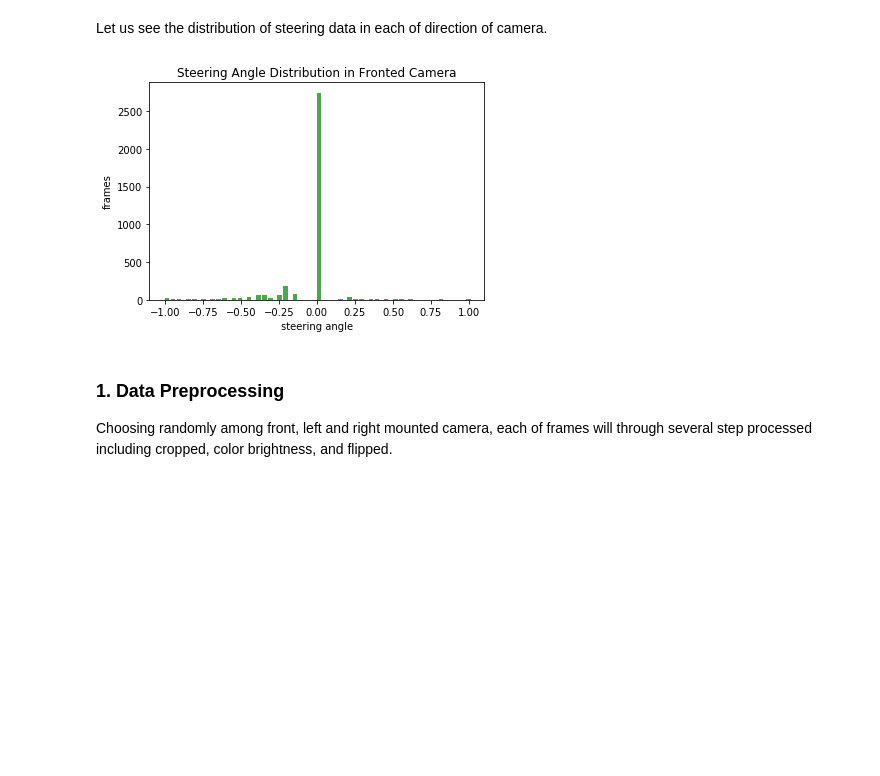
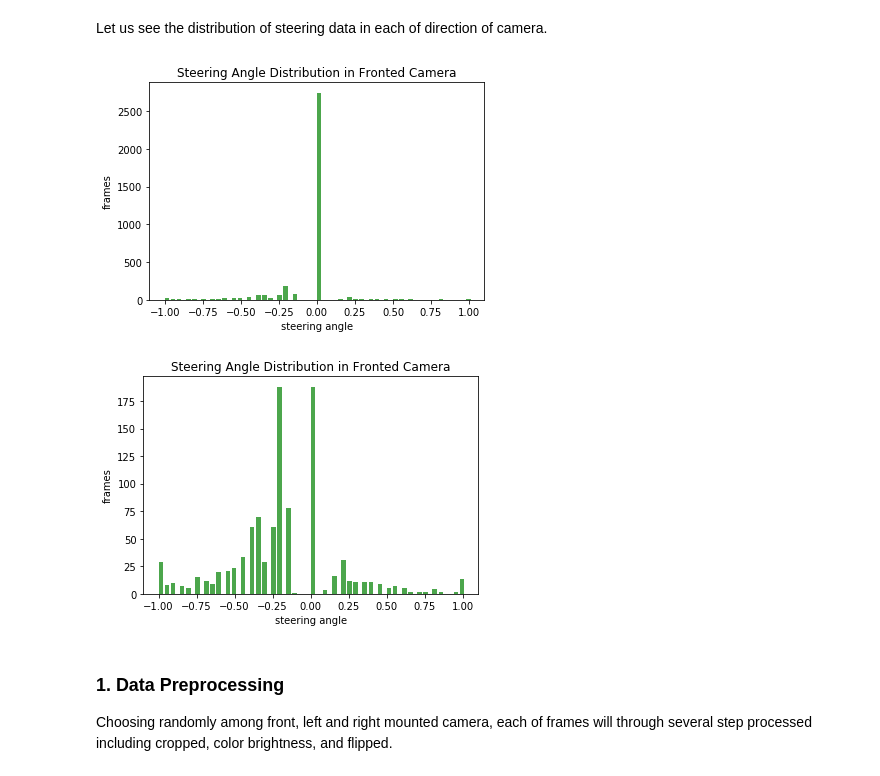
Before and after one commit to jedichien/self-driving, a Jupyter notebook: project_3_behavioral_cloning/behavioral_cloning.ipynb, the cells around one changed output. Saved outputs shown, nothing was run; the diff lists cells and outputs as text; code cells hidden in the pictures; blank space fills up the shorter version.

```diff
--- a/project_3_behavioral_cloning/behavioral_cloning.ipynb
+++ b/project_3_behavioral_cloning/behavioral_cloning.ipynb
@@ -48,7 +48,7 @@ ddf = load_dataset_df(dpath)
 # %% [markdown]
 Let us see the distribution of steering data in each of direction of camera.
 # %%
-def draw_histogram_of_steering_angle(ddf, save=True):
+def draw_histogram_of_steering_angle(ddf, save=True, filename='steering_angle.jpg'):
     f, ax = plt.subplots(1, 1)
     ax.set_title('Steering Angle Distribution in Fronted Camera')
     fhist = ax.hist(ddf['steer'].values, 100, density=False, facecolor='green', alpha=0.7, width=0.03)
@@ -58,9 +58,5 @@ def draw_histogram_of_steering_angle(ddf, save=True):
     if save:
         if not os.path.exists('output'):
             os.makedirs('output')
-        plt.savefig(os.path.join('output', 'steering_angle.jpg'))
+        plt.savefig(os.path.join('output', filename))
     plt.show()
-
-draw_histogram_of_steering_angle(ddf)
-# %% [output]
-[figure, removed]
@@ -67,3 +79,12 @@ draw_histogram_of_steering_angle(ddf)
+# %%
+# before mitigate
+draw_histogram_of_steering_angle(ddf)
+# after
+ddf = moderate_dataset(ddf)
+draw_histogram_of_steering_angle(ddf, True, filename='steering_angle_m.jpg')
+# %% [output]
+[figure, added]
+[figure, added]
 # %% [markdown]
 ### 1. Data Preprocessing
 Choosing randomly among front, left and right mounted camera, each of frames will through several step processed including cropped, color brightness, and flipped.
```
Also changed, not shown: parts of 7 cells of this notebook, 2 other files.
